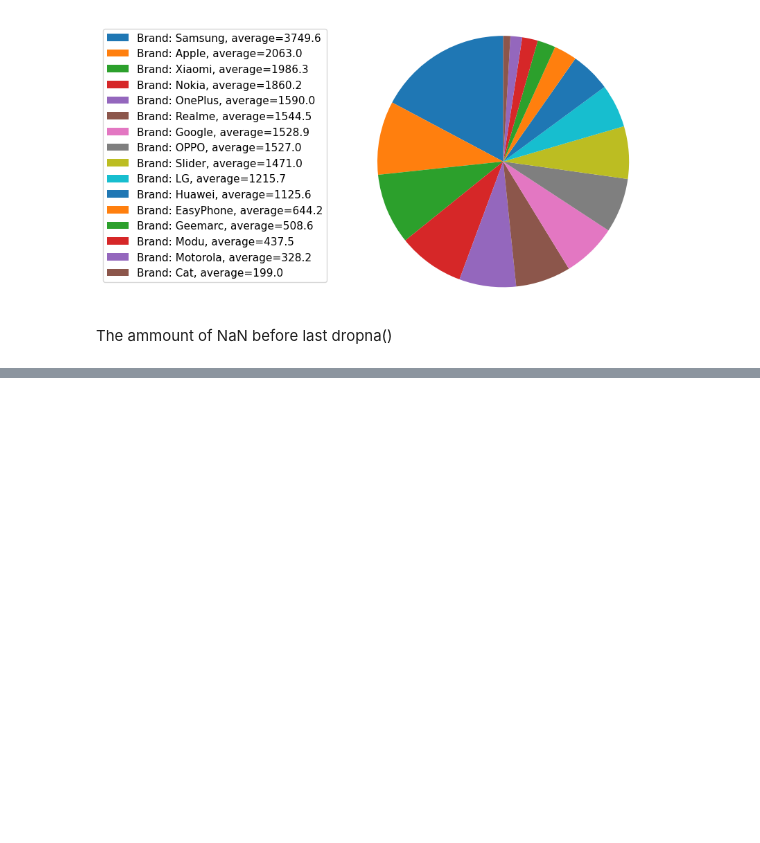
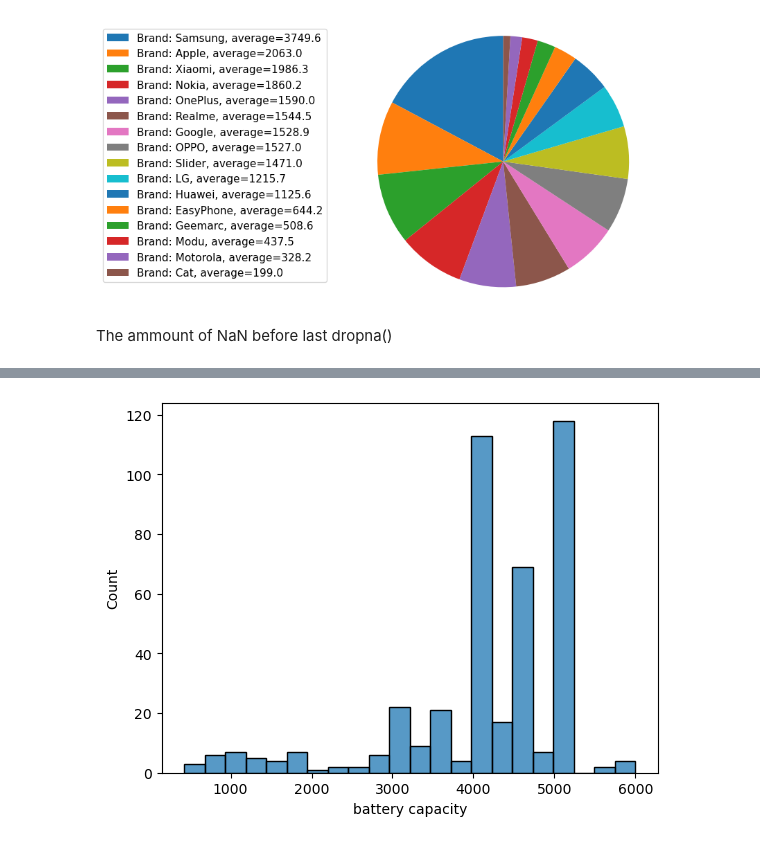
Before and after one commit to Davidtal1/PhoneProjects, a Jupyter notebook: PhonesProject.ipynb, the cells around one changed output, grey strips where cells are left out. Cells and saved outputs as stored; diff of their text form; code cells hidden in the pictures; blank space fills up the shorter version.

```diff
--- a/PhonesProject.ipynb
+++ b/PhonesProject.ipynb
@@ -809,0 +794,7 @@ def predict(df):
+# %%
+battery=int(fix_df['battery capacity'].mean())
+fix_df['battery capacity']=fix_df['battery capacity'].fillna(battery)
+sns.histplot(fix_df['battery capacity'])
+plt.show()
+# %% [output]
+[figure, added]
```
Also changed, not shown: parts of 32 cells of this notebook.
